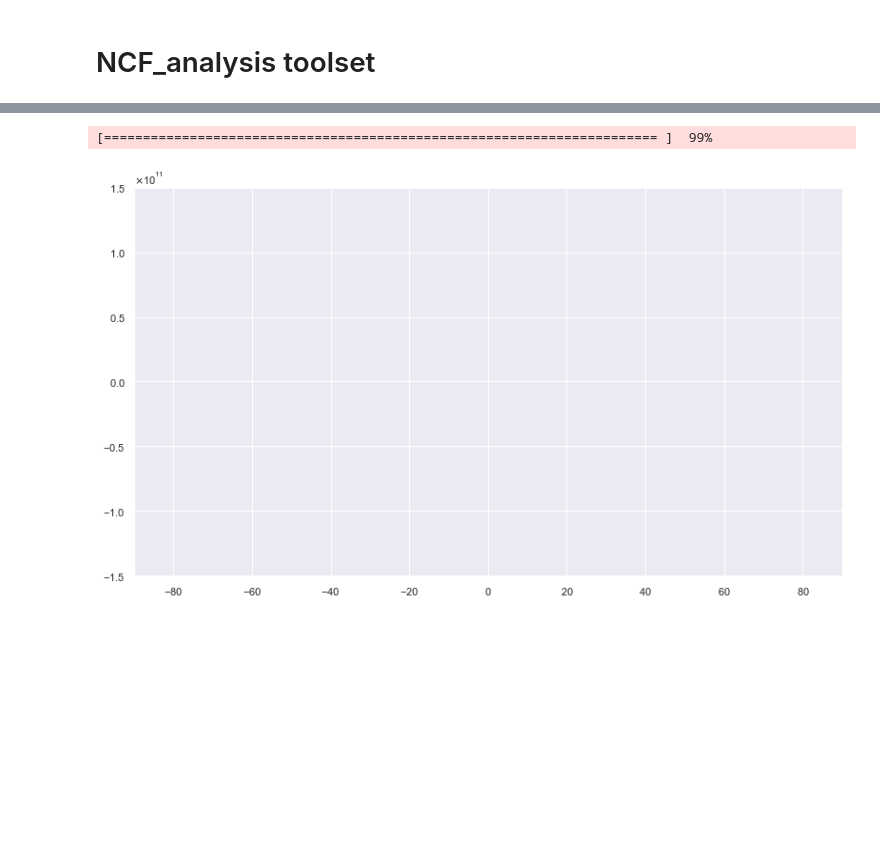
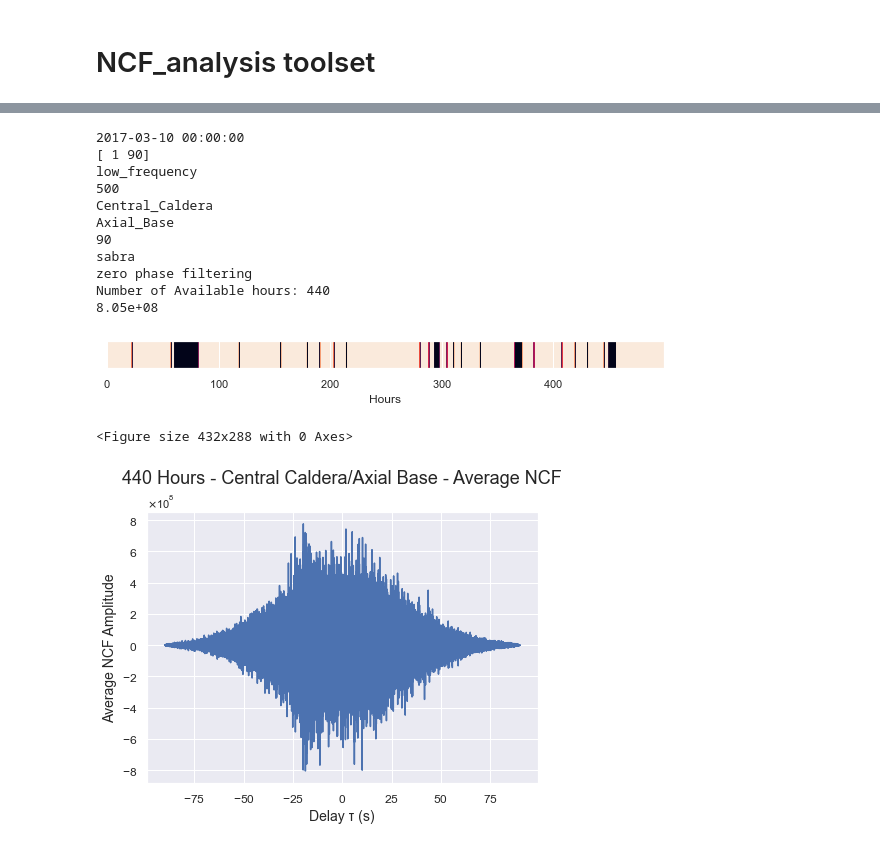
Before and after one commit to John-Ragland/Noise_Interferometry, a Jupyter notebook: Noise_Interferometry.ipynb, the cells around one changed output, grey strips where cells are left out. Saved outputs shown, nothing was run; the diff lists cells and outputs as text; code cells hidden in the pictures; blank space fills up the shorter version.

Commit message:
added NCF_analysis.py

```diff
--- a/Noise_Interferometry.ipynb
+++ b/Noise_Interferometry.ipynb
@@ -112,5 +77,28 @@ Number of Available hours: 170
-# %%
-exp1.animate_NCF(400, 10, 'test', 1.5e+11)
-# %% [output]
-[======================================================================= ]  99%
-[figure, removed]
+# %%
+import NCF_analysis as NCF
+
+exp1 = NCF.NCF_analysis('ckpts_8')
+
+exp1.read_header()
+exp1.available_hours()
+
+fig2 = plt.figure()
+xcorr = exp1.average_NCF(0,500, plot=True)
+
+scientific_notation = "{:.2e}".format(np.max(np.abs(xcorr)))
+print(scientific_notation)
+# %% [output]
+2017-03-10 00:00:00
+[ 1 90]
+low_frequency
+500
+Central_Caldera
+Axial_Base
+90
+sabra
+zero phase filtering
+Number of Available hours: 440
+8.05e+08
+[figure, added]
+<Figure size 432x288 with 0 Axes>
+[figure, added]
```
Also changed, not shown: parts of 10 cells of this notebook, 5 other files.
